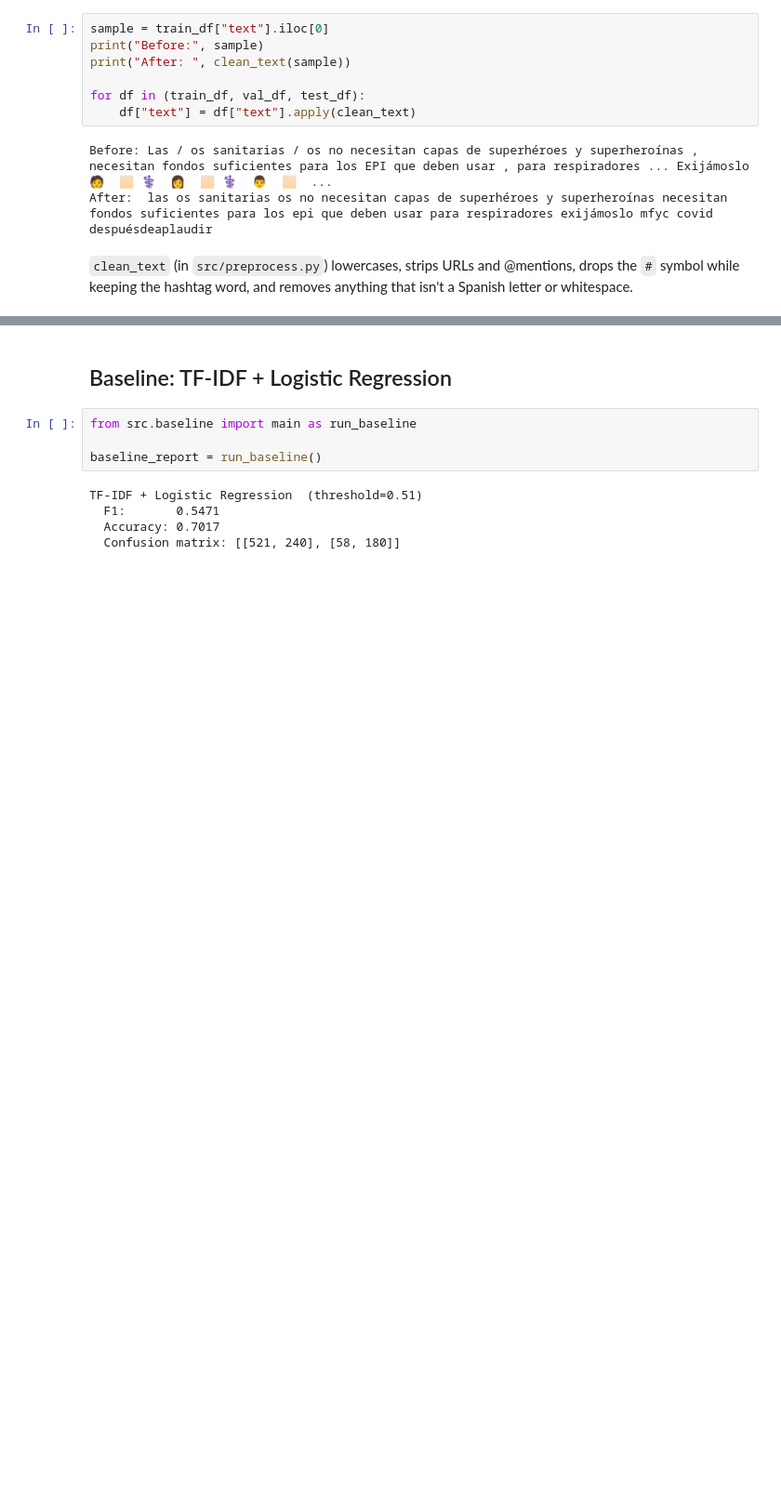
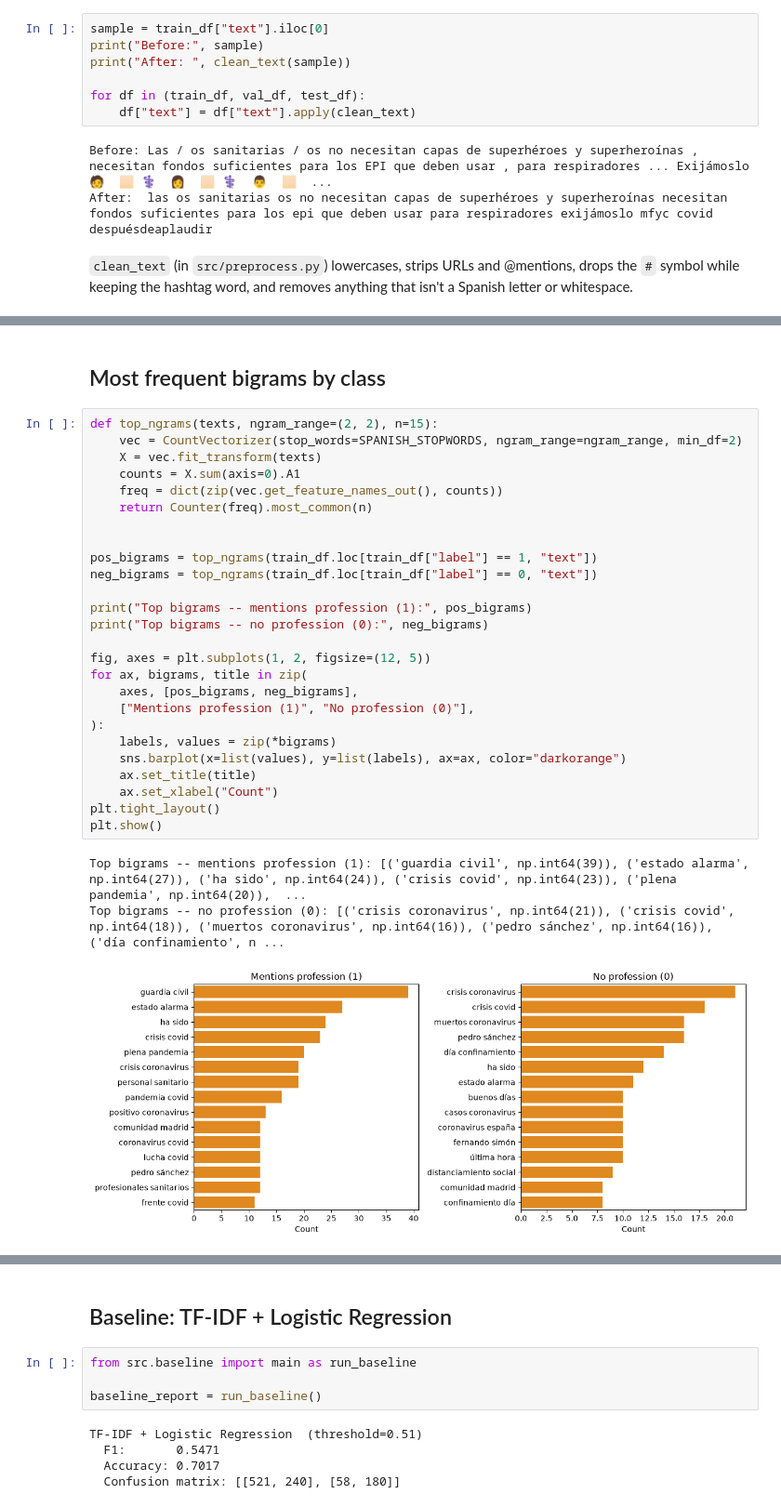
Before and after one commit to Genesishg1509/bertin-tweet-profession-classifier, a Jupyter notebook: notebooks/01_profner_analysis.ipynb, the cells around one changed output, grey strips where cells are left out. Shown at 93% size. Cells and saved outputs as stored; diff of their text form; blank space fills up the shorter version.

```diff
--- a/notebooks/01_profner_analysis.ipynb
+++ b/notebooks/01_profner_analysis.ipynb
@@ -118,0 +199,32 @@ Spanish letter or whitespace.
+# %% [markdown]
+## Most frequent bigrams by class
+# %%
+def top_ngrams(texts, ngram_range=(2, 2), n=15):
+    vec = CountVectorizer(stop_words=SPANISH_STOPWORDS, ngram_range=ngram_range, min_df=2)
+    X = vec.fit_transform(texts)
+    counts = X.sum(axis=0).A1
+    freq = dict(zip(vec.get_feature_names_out(), counts))
+    return Counter(freq).most_common(n)
+
+
+pos_bigrams = top_ngrams(train_df.loc[train_df["label"] == 1, "text"])
+neg_bigrams = top_ngrams(train_df.loc[train_df["label"] == 0, "text"])
+
+print("Top bigrams -- mentions profession (1):", pos_bigrams)
+print("Top bigrams -- no profession (0):", neg_bigrams)
+
+fig, axes = plt.subplots(1, 2, figsize=(12, 5))
+for ax, bigrams, title in zip(
+    axes, [pos_bigrams, neg_bigrams],
+    ["Mentions profession (1)", "No profession (0)"],
+):
+    labels, values = zip(*bigrams)
+    sns.barplot(x=list(values), y=list(labels), ax=ax, color="darkorange")
+    ax.set_title(title)
+    ax.set_xlabel("Count")
+plt.tight_layout()
+plt.show()
+# %% [output]
+Top bigrams -- mentions profession (1): [('guardia civil', np.int64(39)), ('estado alarma', np.int64(27)), ('ha sido', np.int64(24)), ('crisis covid', np.int64(23)), ('plena pandemia', np.int64(20)),  ...
+Top bigrams -- no profession (0): [('crisis coronavirus', np.int64(21)), ('crisis covid', np.int64(18)), ('muertos coronavirus', np.int64(16)), ('pedro sánchez', np.int64(16)), ('día confinamiento', n ...
+[figure, added]
```
Also changed, not shown: parts of 9 cells of this notebook.
